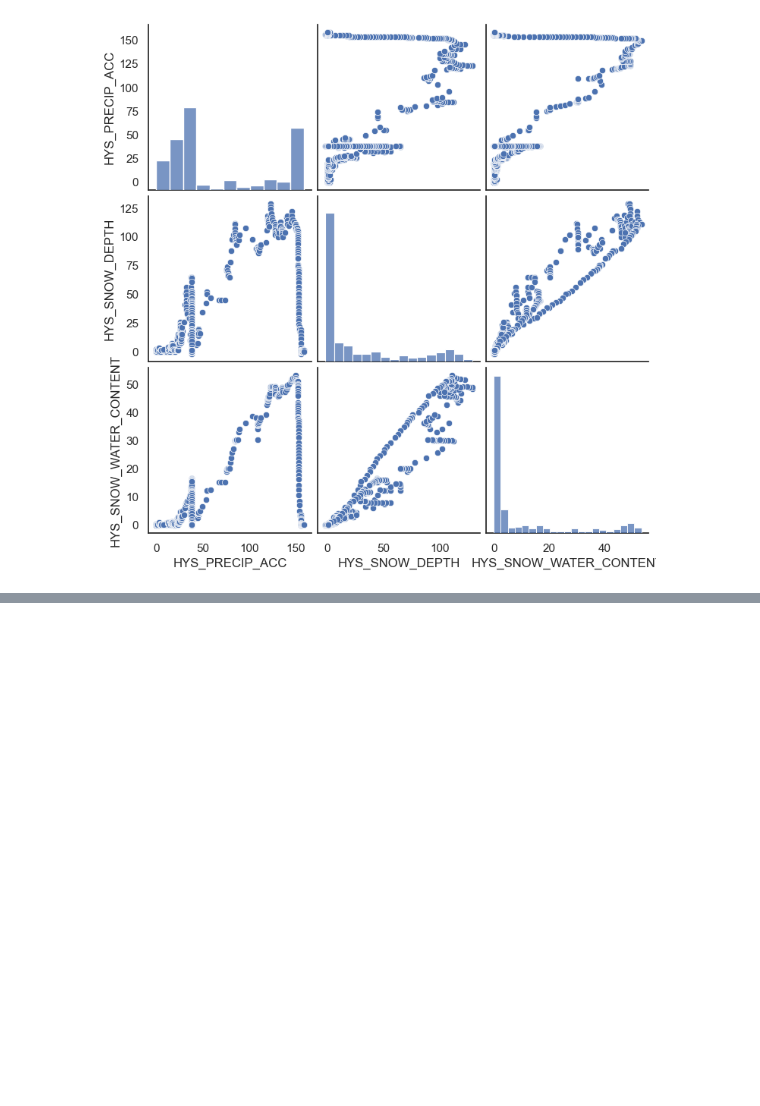
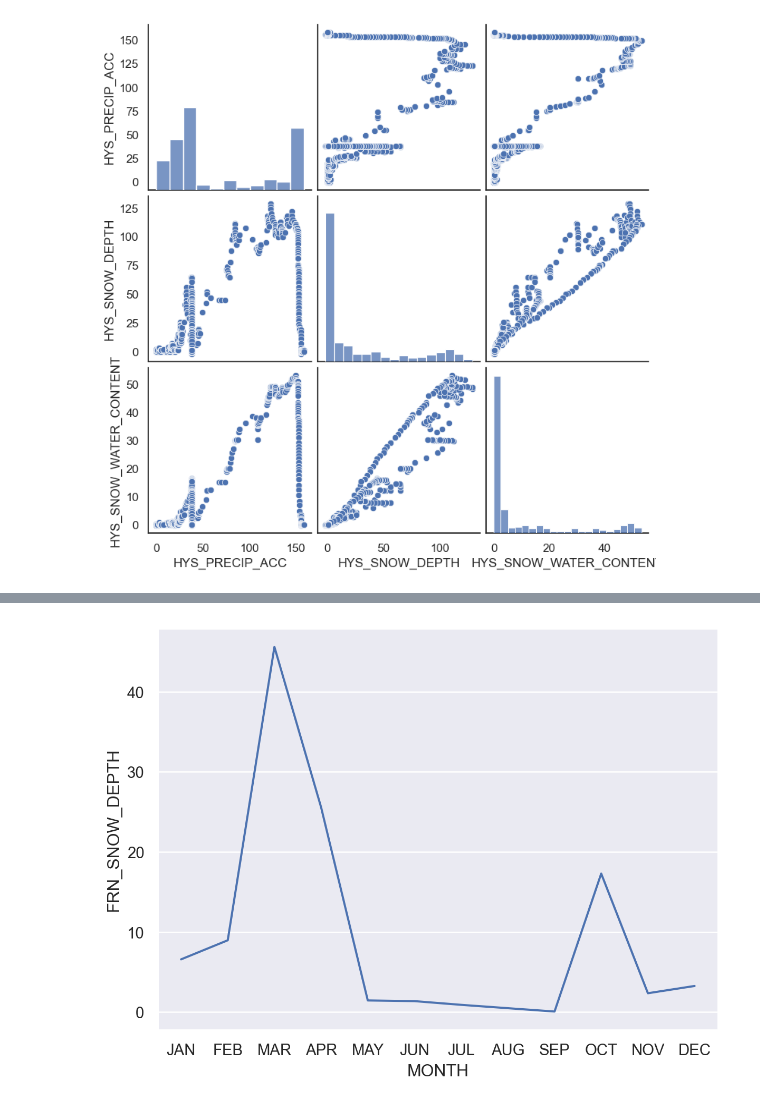
Before and after one commit to lauren-alexandra/basin-inflow-dnn, a Jupyter notebook: EDA.ipynb, the cells around one changed output, grey strips where cells are left out. Cells and saved outputs as stored; diff of their text form; code cells hidden in the pictures; blank space fills up the shorter version.

```diff
--- a/EDA.ipynb
+++ b/EDA.ipynb
@@ -323,0 +219,13 @@ sns.pairplot(HYS_2016_2018_DIFF)
+# %%
+# Water Year 2017: Oct 2017 - September 2018
+INFLOW_WY_2017 = basin_inflow.loc['2017-10-01':'2018-09-30']
+
+INFLOW_DATES_2017 = INFLOW_WY_2017.copy()
+INFLOW_DATES_2017['Date'] = INFLOW_DATES_2017.index.values
+INFLOW_DATES_2017['Month'] = INFLOW_DATES_2017['Date'].map(lambda time: pd.Timestamp(time).month)
+
+FRN_SNOW_DEPTH_2017 = INFLOW_DATES_2017.loc[:, ['FRN_SNOW_DEPTH', 'Month']]
+FRN_SD_MONTHLY = FRN_SNOW_DEPTH_2017.copy().groupby(by="Month").mean()
+FRN_SD_MONTHLY['MONTH'] = ["JAN", "FEB", "MAR", "APR", "MAY", "JUN", "JUL", "AUG", "SEP", "OCT", "NOV", "DEC"]
+
+FRN_SD_MONTHLY
@@ -323,0 +247,15 @@ sns.pairplot(HYS_2016_2018_DIFF)
+# %%
+"""
+FORNI RIDGE SNOWPACK DEPTH 2017
+
+- Shows snowpack peak is about 30 days earlier than historical data - April 1st
+- This corresponds with what we know about the shift in the timing of the water supply due to climate change
+- In the West, snowpacks have melted 1 month faster because of warmer temperatures
+"""
+
+(
+    so.Plot(FRN_SD_MONTHLY, x="MONTH", y="FRN_SNOW_DEPTH")
+    .add(so.Line())
+)
+# %% [output]
+[figure, added]
```
Also changed, not shown: parts of 21 cells of this notebook.
